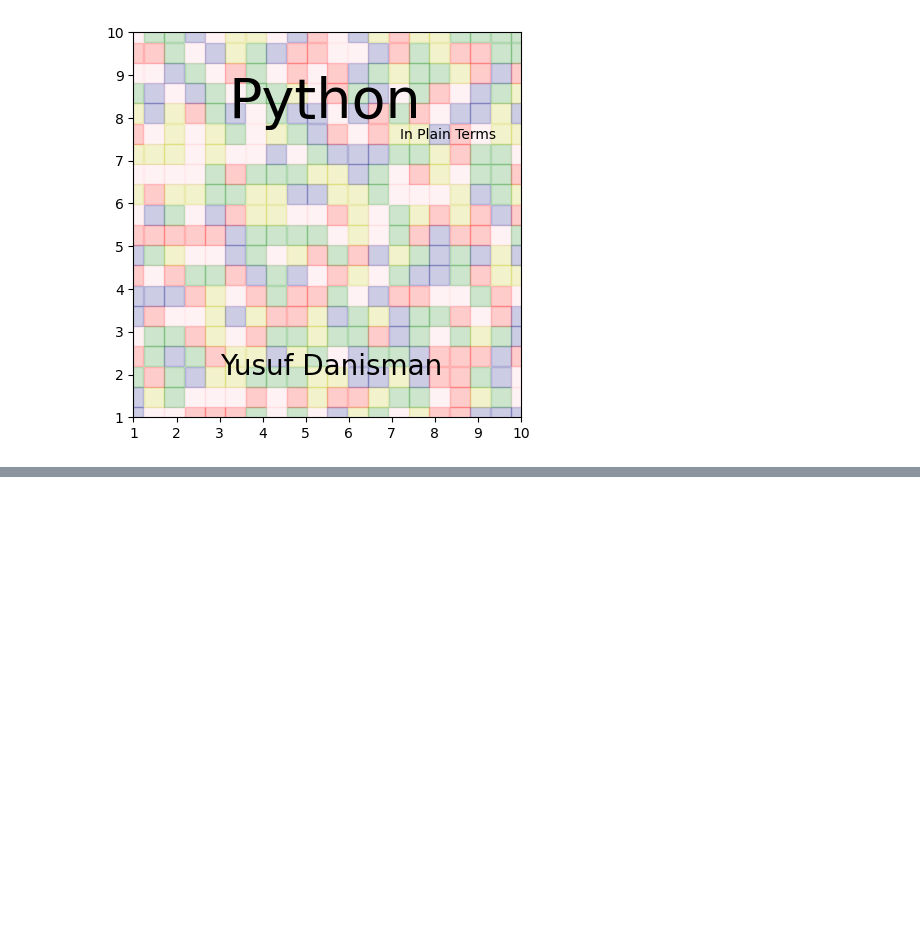
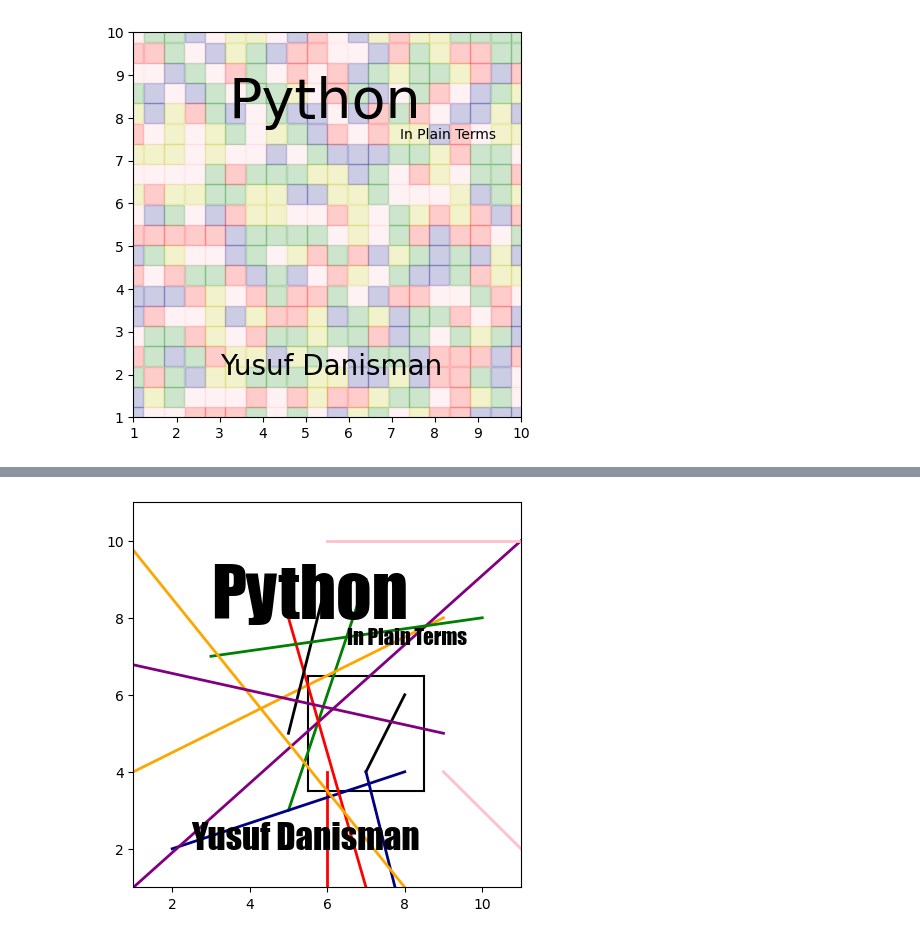
Before and after one commit to datasmp/datasmp.github.io, a Jupyter notebook: _sources/title_gen.ipynb, the cells around one changed output, grey strips where cells are left out. Cells and saved outputs as stored; diff of their text form; code cells hidden in the pictures; blank space fills up the shorter version.

```diff
--- a/_sources/title_gen.ipynb
+++ b/_sources/title_gen.ipynb
@@ -93,0 +130,23 @@ plt.ylim(1,10);
+# %%
+plt.figure(figsize=(5,5))
+colors = ['r', 'k', 'g', 'navy', 'orange', 'pink', 'purple']
+
+random.seed(0)
+
+plt.plot([5.5,5.5],[3.5,6.5], c='k')
+plt.plot([8.5,8.5],[3.5,6.5], c='k')
+plt.plot([5.5,8.5],[6.5,6.5], c='k')
+plt.plot([5.5,8.5],[3.5,3.5], c='k')
+
+for i in range(len(colors)*2):
+    x = random.randint(0,11), random.randint(0,11)
+    y = random.randint(0,11), random.randint(0,11)
+    plt.plot(x,y, c=colors[i%len(colors)], alpha=1,linewidth=2)
+
+plt.text(3, 8, 'Python', size=50, family='fantasy')
+plt.text(6.5, 7.3, 'In Plain Terms', size=15, family='fantasy')
+plt.text(2.5, 2, 'Yusuf Danisman', size=25, family='fantasy')
+plt.xlim(1,11)
+plt.ylim(1,11);
+# %% [output]
+[figure, added]
```
Also changed, not shown: parts of 8 cells of this notebook, 30 other files.
